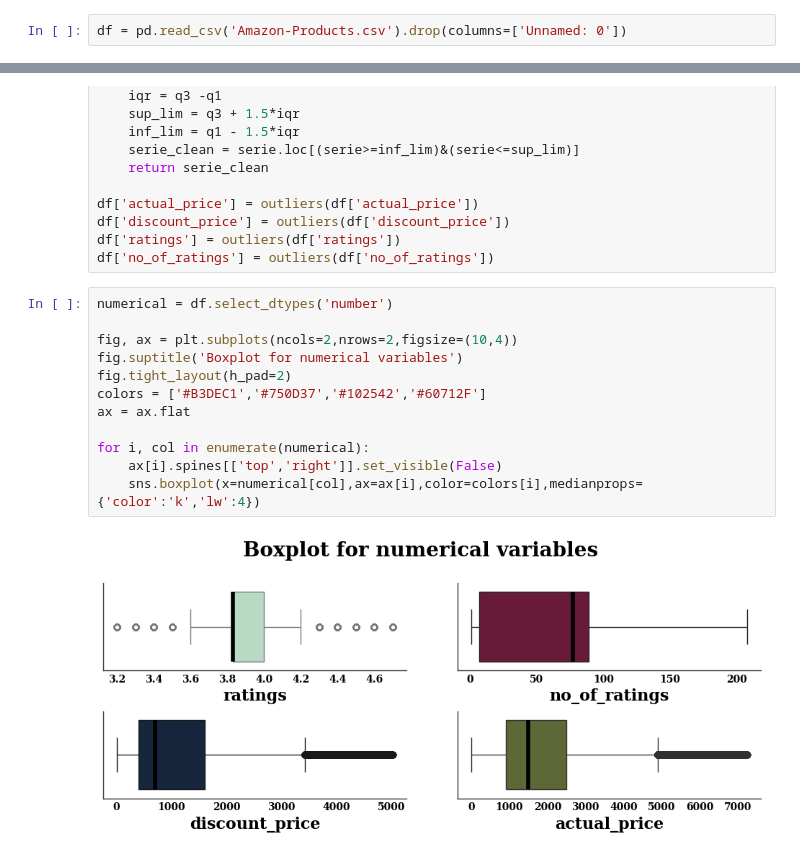
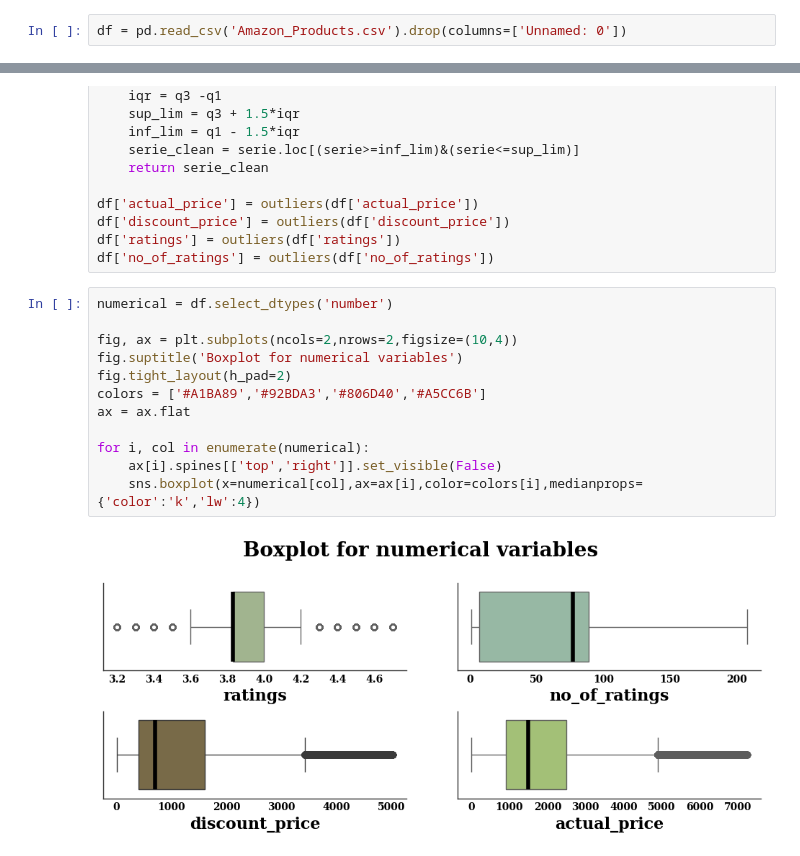
Before and after one commit to pablocarmona1527/Data_analyst, a Jupyter notebook: amazon_products_visualization.ipynb, the cells around one changed output, grey strips where cells are left out. Saved outputs shown, nothing was run; the diff lists cells and outputs as text.

Commit message:
Cambios hechos a Amazon.ipynb

```diff
--- a/amazon_products_visualization.ipynb
+++ b/amazon_products_visualization.ipynb
@@ -5,4 +5,4 @@ import pandas as pd; import matplotlib.pyplot as plt; import numpy as np; import
 # %% [markdown]
 ## Lectura y preprocesamiento
 # %%
-df = pd.read_csv('Amazon-Products.csv').drop(columns=['Unnamed: 0'])
+df = pd.read_csv('Amazon_Products.csv').drop(columns=['Unnamed: 0'])
@@ -91,14 +93,14 @@ df['no_of_ratings'] = outliers(df['no_of_ratings'])
 # %%
 numerical = df.select_dtypes('number')
 
 fig, ax = plt.subplots(ncols=2,nrows=2,figsize=(10,4))
 fig.suptitle('Boxplot for numerical variables')
 fig.tight_layout(h_pad=2)
-colors = ['#B3DEC1','#750D37','#102542','#60712F']
+colors = ['#A1BA89','#92BDA3','#806D40','#A5CC6B']
 ax = ax.flat
 
 for i, col in enumerate(numerical):
     ax[i].spines[['top','right']].set_visible(False)
     sns.boxplot(x=numerical[col],ax=ax[i],color=colors[i],medianprops={'color':'k','lw':4})
 # %% [output]
-[figure, old version]
+[figure, new version]
```
Also changed, not shown: parts of 5 cells of this notebook.
